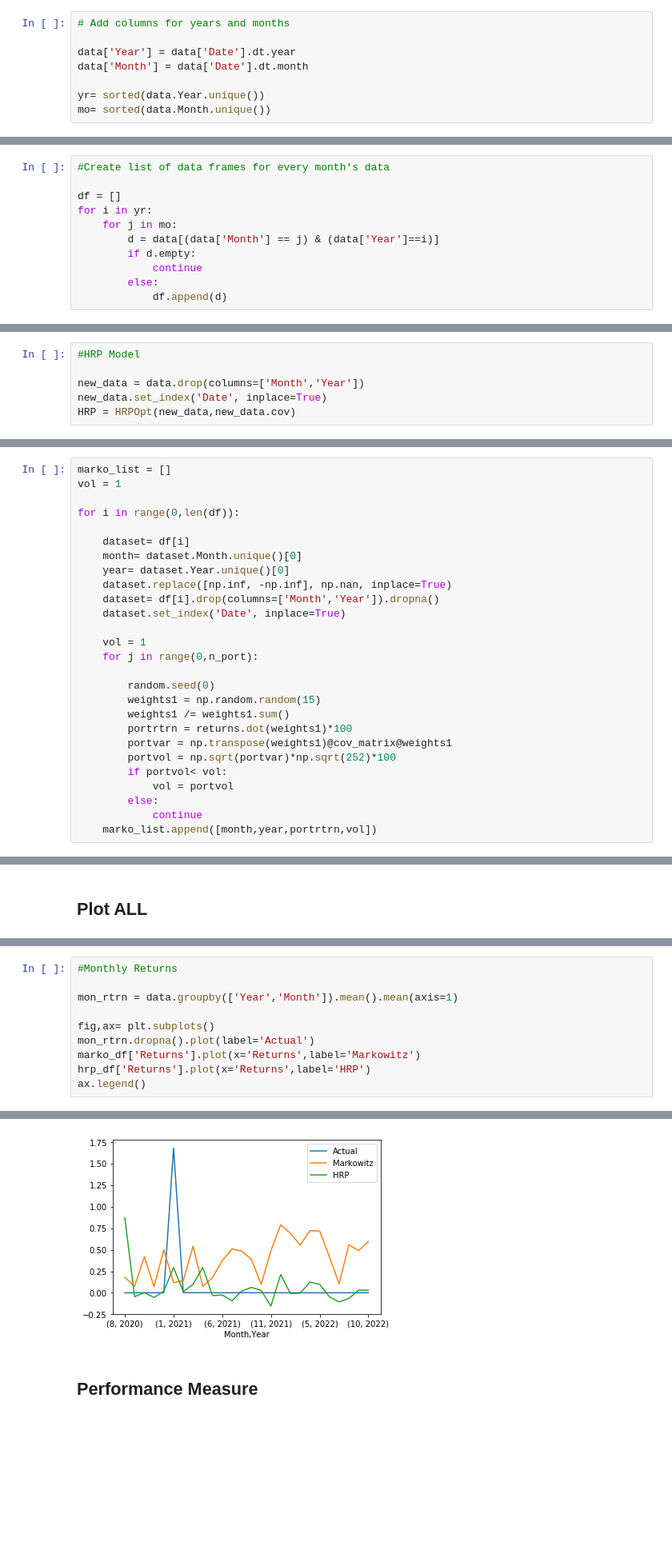
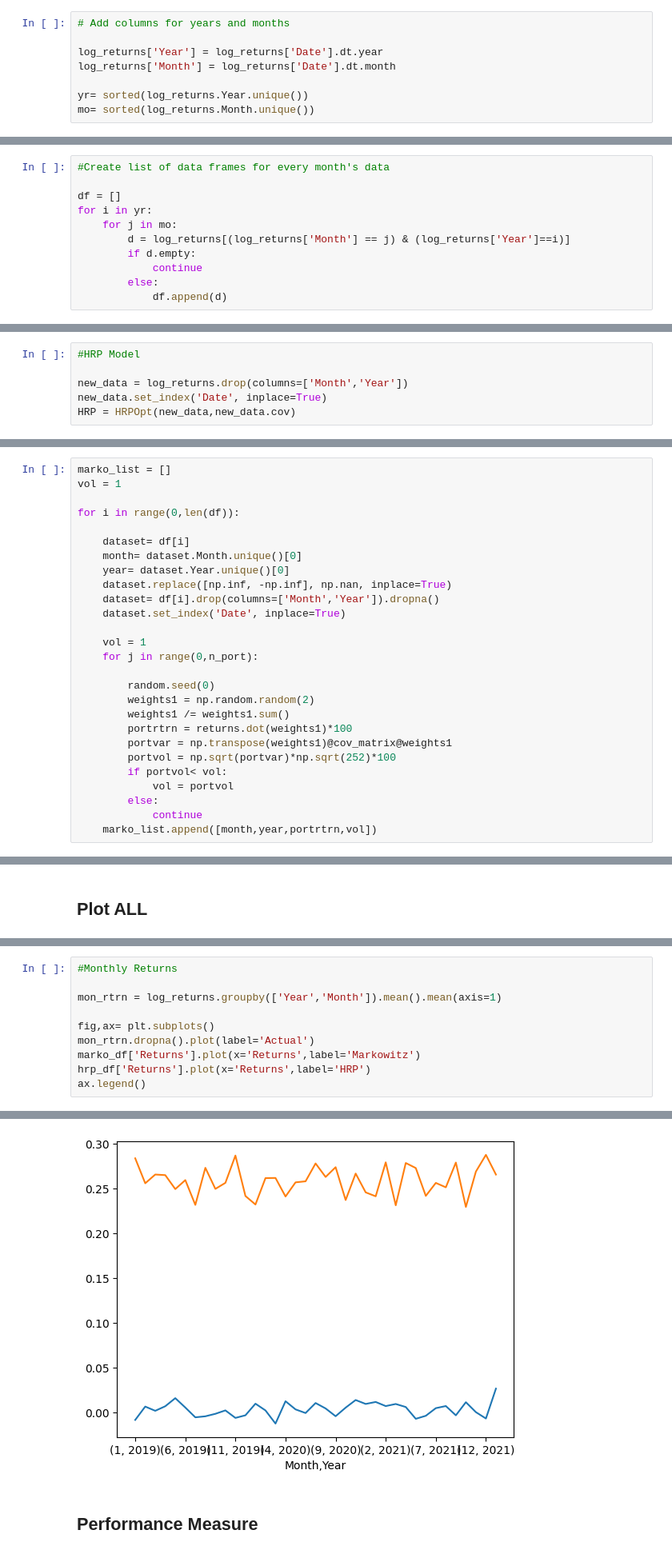
Before and after one commit to NilakshiMondal/Hierarchical-Risk-Parity, a Jupyter notebook: HRP.ipynb, the cells around one changed output, grey strips where cells are left out. Shown at 80% size. Saved outputs shown, nothing was run; the diff lists cells and outputs as text; blank space fills up the shorter version.

Commit message:
Computing log returns and adjusting rest of the code

```diff
--- a/HRP.ipynb
+++ b/HRP.ipynb
@@ -29,11 +77,11 @@ data.reset_index(inplace=True)
 # %%
 # Add columns for years and months
 
-data['Year'] = data['Date'].dt.year
-data['Month'] = data['Date'].dt.month
+log_returns['Year'] = log_returns['Date'].dt.year
+log_returns['Month'] = log_returns['Date'].dt.month
 
-yr= sorted(data.Year.unique())
-mo= sorted(data.Month.unique())
+yr= sorted(log_returns.Year.unique())
+mo= sorted(log_returns.Month.unique())
 # %%
 #Drop one data point causing trouble
 
@@ -46,7 +108,7 @@ data.reset_index(inplace=True)
 df = []
 for i in yr:
     for j in mo:
-        d = data[(data['Month'] == j) & (data['Year']==i)]
+        d = log_returns[(log_returns['Month'] == j) & (log_returns['Year']==i)]
         if d.empty:
             continue
         else:
@@ -56,7 +118,7 @@ for i in yr:
 # %%
 #HRP Model
 
-new_data = data.drop(columns=['Month','Year'])
+new_data = log_returns.drop(columns=['Month','Year'])
 new_data.set_index('Date', inplace=True)
 HRP = HRPOpt(new_data,new_data.cov)
 # %%
@@ -159,7 +250,7 @@ for i in range(0,len(df)):
     for j in range(0,n_port):
 
         random.seed(0)
-        weights1 = np.random.random(15)
+        weights1 = np.random.random(2)
         weights1 /= weights1.sum()
         portrtrn = returns.dot(weights1)*100
         portvar = np.transpose(weights1)@cov_matrix@weights1
@@ -207,7 +311,7 @@ ax.legend()
 # %%
 #Monthly Returns
 
-mon_rtrn = data.groupby(['Year','Month']).mean().mean(axis=1)
+mon_rtrn = log_returns.groupby(['Year','Month']).mean().mean(axis=1)
 
 fig,ax= plt.subplots()
 mon_rtrn.dropna().plot(label='Actual')
@@ -219,4 +323,4 @@ ax.legend()
-[figure, old version]
+[figure, new version]
 # %% [markdown]
 ## Performance Measure
 # %%
```
Also changed, not shown: parts of 22 cells of this notebook.
